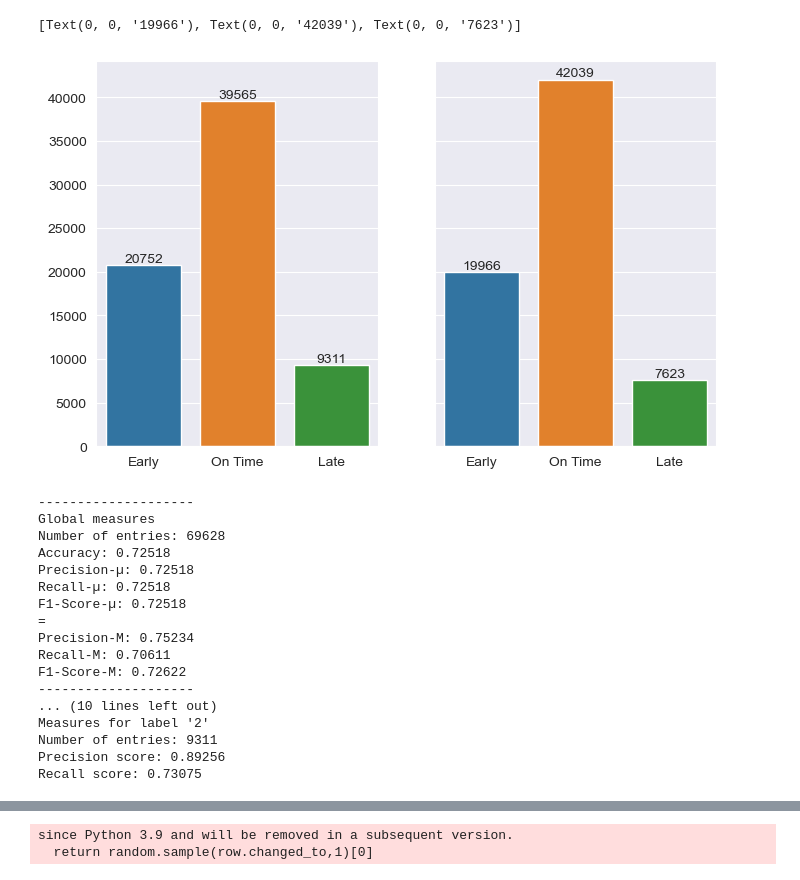
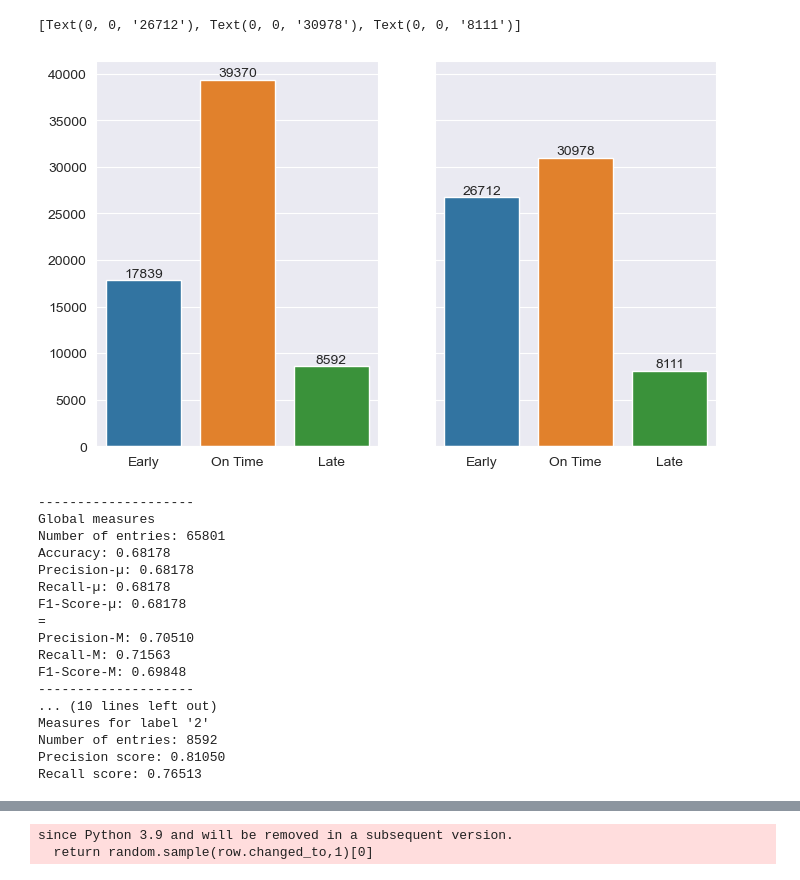
Before and after one commit to chrigHub/PertubationThesis, a Jupyter notebook: main/perturbation/02_perturbation_analysis_RF.ipynb, the cells around one changed output, grey strips where cells are left out. Saved outputs shown, nothing was run; the diff lists cells and outputs as text; code cells hidden in the pictures.

```diff
--- a/main/perturbation/02_perturbation_analysis_RF.ipynb
+++ b/main/perturbation/02_perturbation_analysis_RF.ipynb
@@ -14,8 +14,13 @@ from main.utils import data_manage_utils, train_utils
 importlib.reload(train_utils)
 importlib.reload(data_manage_utils)
 
+loading_folder = "2024_06_02-0115"
+loading_spec = "RF"
+
 ROOT_PATH = os.path.abspath("../../")
-PERT_DATA_FOLDER = os.path.join(ROOT_PATH, "data/perturbation/pert_output/")
-TRAIN_DATA_FOLDER = os.path.join(ROOT_PATH, "data/training/training_results/")
-PREP_DATA_FOLDER = os.path.join(ROOT_PATH, "data/preprocessing/processed_files/")
+TRAIN_DATA_FOLDER = os.path.join(ROOT_PATH, "data/training/training_results/", loading_spec, loading_folder)
+
+# Finding corresponding prep data folder
+settings_path = os.path.join(TRAIN_DATA_FOLDER, "estimation_settings.json")
+PREP_DATA_FOLDER = data_manage_utils.find_data_path_by_settings_file(settings_path,ROOT_PATH)
 # %%
@@ -54,5 +51,4 @@ pert_df
 # %%
-y_test_pred = pd.read_pickle(os.path.join(TRAIN_DATA_FOLDER, model_path, "y_test_pred.pkl"))
-y_test_true = pd.read_pickle(os.path.join(PREP_DATA_FOLDER, data_path, "y_test_df.pkl"))
+y_test_pred = pd.DataFrame(data_manage_utils.load_numpy_from_pickle(os.path.join(TRAIN_DATA_FOLDER, "y_test_pred.pkl")))
 y_test_pred
 # %% [output]
@@ -72,5 +68,5 @@ y_test_pred
 # %%
-X_test = pd.read_pickle(os.path.join(PREP_DATA_FOLDER, data_path, "X_test_df.pkl"))
-y_test = pd.read_pickle(os.path.join(PREP_DATA_FOLDER, data_path, "y_test_df.pkl"))
+X_test = pd.read_pickle(os.path.join(PREP_DATA_FOLDER, "X_test_df.pkl"))
+y_test = pd.DataFrame(pd.read_pickle(os.path.join(PREP_DATA_FOLDER, "y_test_df.pkl")))
 X_test
 # %% [output]
@@ -90,12 +102,12 @@ X_test
 # %%
 fig, axes = plt.subplots(1,2,figsize=(8,5), sharey=True)
-sns.barplot(x=["Early", "On Time", "Late"], y=list(y_test_true.value_counts().sort_index()), ax=axes[0])
+sns.barplot(x=["Early", "On Time", "Late"], y=list(y_test.value_counts().sort_index()), ax=axes[0])
 sns.barplot(x=["Early", "On Time", "Late"], y=list(y_test_pred.value_counts().sort_index()), ax=axes[1])
 axes[0].bar_label(axes[0].containers[0])
 axes[1].bar_label(axes[1].containers[0])
 # %% [output]
-[Text(0, 0, '19966'), Text(0, 0, '42039'), Text(0, 0, '7623')]
+[Text(0, 0, '26712'), Text(0, 0, '30978'), Text(0, 0, '8111')]
-[figure, old version]
+[figure, new version]
 # %%
 def print_measures(y_pred, y_true, true_labels):
     if type(y_pred) == pd.DataFrame:
@@ -128,25 +140,25 @@ def print_measures(y_pred, y_true, true_labels):
             print(f"Recall score: {recall_score(y_true=y_true_filtered, y_pred=y_pred_filtered):.5f}")
             ret_dict.update({"prec"+str(label) : prec})
     return ret_dict
-real = print_measures(y_test_pred, y_test_true, [0,1,2])
+real = print_measures(y_test_pred, y_test, [0,1,2])
 # %% [output]
 --------------------
 Global measures
-Number of entries: 69628
-Accuracy: 0.72518
-Precision-µ: 0.72518
-Recall-µ: 0.72518
-F1-Score-µ: 0.72518
+Number of entries: 65801
+Accuracy: 0.68178
+Precision-µ: 0.68178
+Recall-µ: 0.68178
+F1-Score-µ: 0.68178
 =
-Precision-M: 0.75234
-Recall-M: 0.70611
-F1-Score-M: 0.72622
+Precision-M: 0.70510
+Recall-M: 0.71563
+F1-Score-M: 0.69848
 --------------------
 ... (10 lines left out)
 Measures for label '2'
-Number of entries: 9311
-Precision score: 0.89256
-Recall score: 0.73075
+Number of entries: 8592
+Precision score: 0.81050
+Recall score: 0.76513
 # %%
 X_pert_res = pert_df.groupby("pert_id").agg({'y':['min','max']})["y"]
 X_pert_res
```
Also changed, not shown: parts of 54 cells of this notebook, 9 other files.
